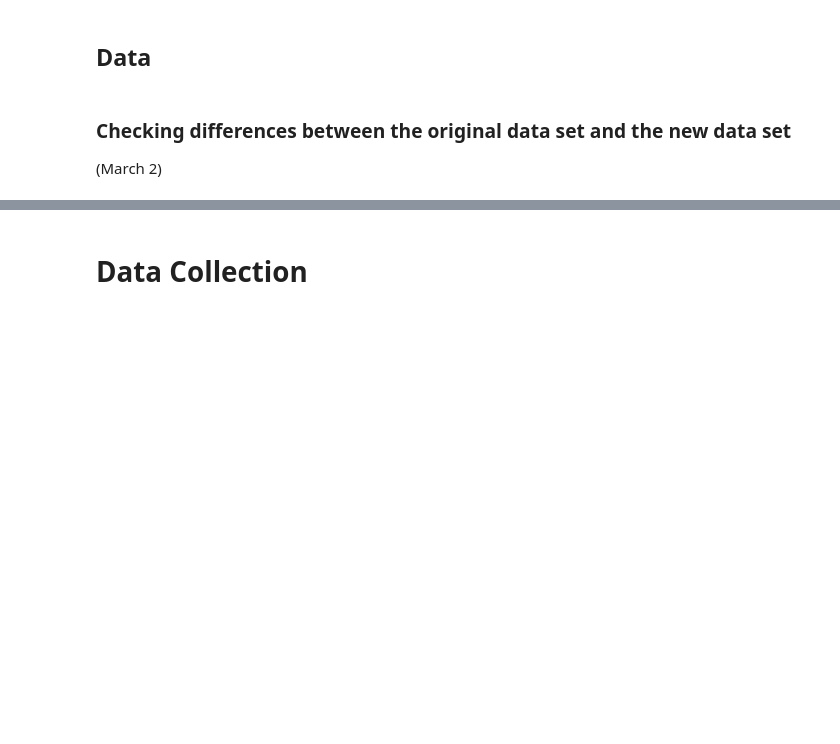
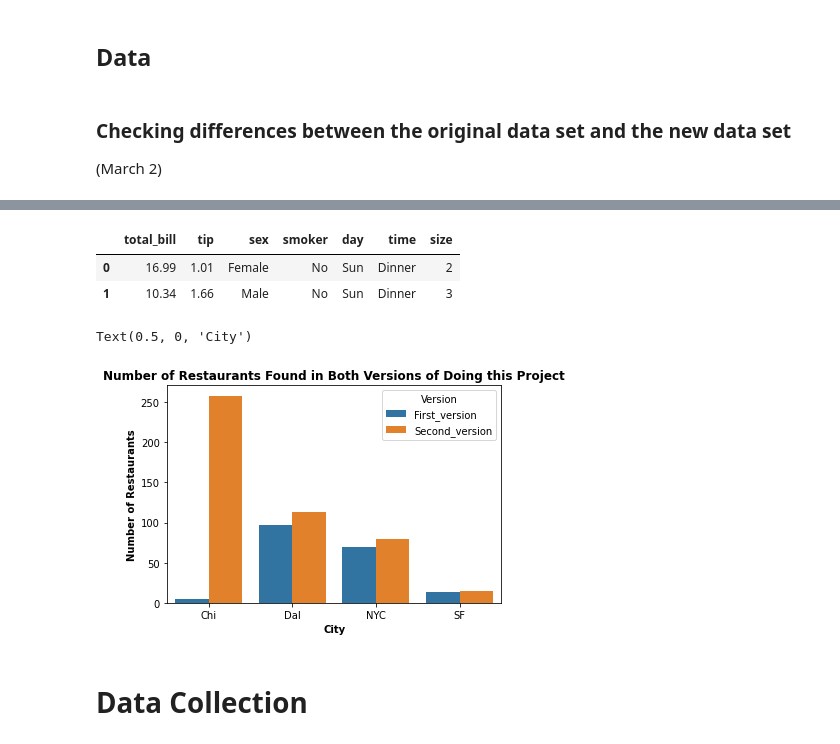
Before and after one commit to gregfeliu/Mexican_Immigration_Through_Restaurant_Names, a Jupyter notebook: notebooks/4.Analysis.ipynb, the cells around one changed output, grey strips where cells are left out. Cells and saved outputs as stored; diff of their text form; code cells hidden in the pictures; blank space fills up the shorter version.

```diff
--- a/notebooks/4.Analysis.ipynb
+++ b/notebooks/4.Analysis.ipynb
@@ -44,0 +63,5 @@ with open("../my_saved_data/demonym_dictionary.pickle", "rb+") as f:
+# %%
+names_of_rest_list = list(rest_df_groupby.index)
+# rest_df_groupby.keys()
+# %%
+count_of_restaurants_combined = list(zip(names_of_rest_list, original_df_values, rest_df_values))
@@ -44,0 +72,3 @@ with open("../my_saved_data/demonym_dictionary.pickle", "rb+") as f:
+# %%
+count_of_both_restaurants_df = pd.DataFrame(data = count_of_restaurants_combined,
+                                           columns = ['City','First_version', 'Second_version'])
@@ -44,0 +83,3 @@ with open("../my_saved_data/demonym_dictionary.pickle", "rb+") as f:
+# %%
+melted_count_of_both_restaurants_df = count_of_both_restaurants_df.melt(id_vars = ['City'],
+                                                                       var_name = 'Version')
@@ -45,3 +100,21 @@ with open("../my_saved_data/demonym_dictionary.pickle", "rb+") as f:
+# %%
+tips = sns.load_dataset("tips")
+tips.head(2)
+# %% [output]
+|  | total_bill | tip | sex | smoker | day | time | size |
+| 0 | 16.99 | 1.01 | Female | No | Sun | Dinner | 2 |
+| 1 | 10.34 | 1.66 | Male | No | Sun | Dinner | 3 |
+# %%
+ax = sns.barplot(x = 'City', y = 'value', hue = 'Version',
+           data = melted_count_of_both_restaurants_df)
+ax.set_title('Number of Restaurants Found in Both Versions of Doing this Project',
+             fontsize='large', fontweight='bold')
+ax.set_ylabel("Number of Restaurants", fontweight='bold')
+ax.set_xlabel("City", fontweight='bold')
+# plt.savefig("../my_saved_data/Number_of_restaurants_found_in_both_versions.png", bbox_inches='tight')
+# %% [output]
+Text(0.5, 0, 'City')
+[figure, added]
 # %% [markdown]
 # Data Collection
 # %% [markdown]
```
Also changed, not shown: parts of 41 cells of this notebook.
